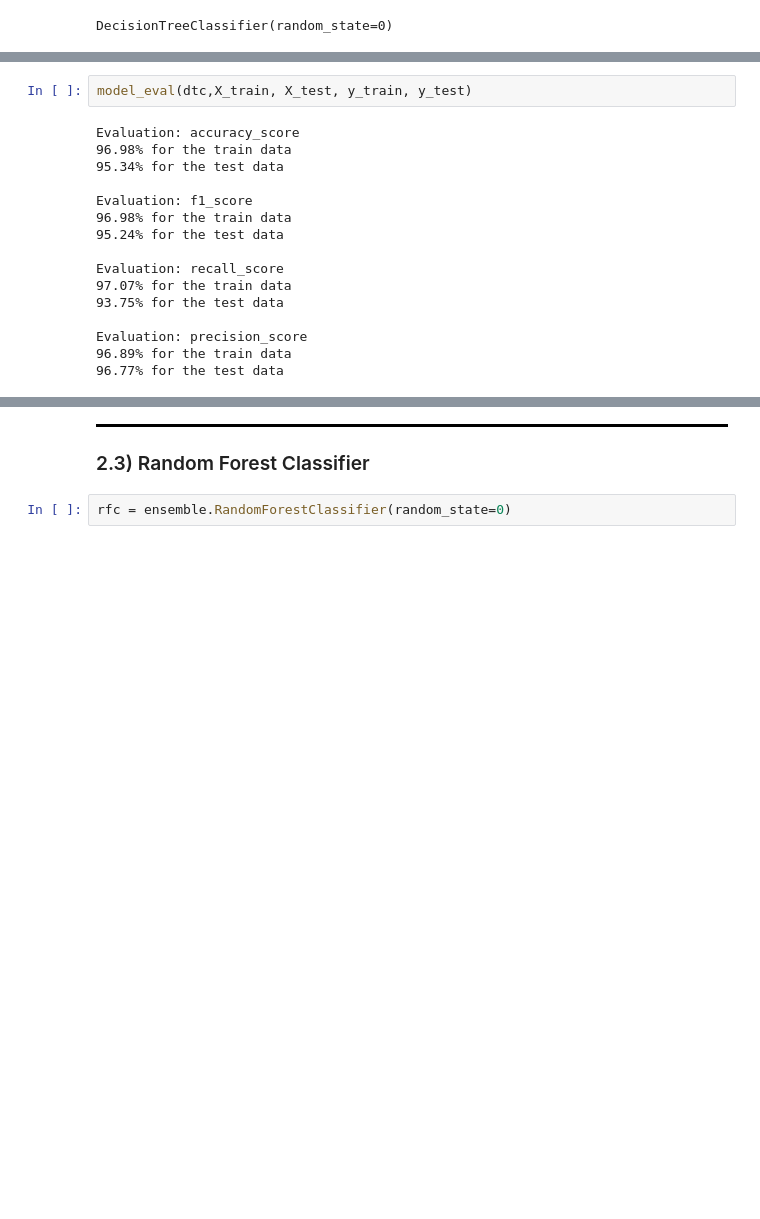
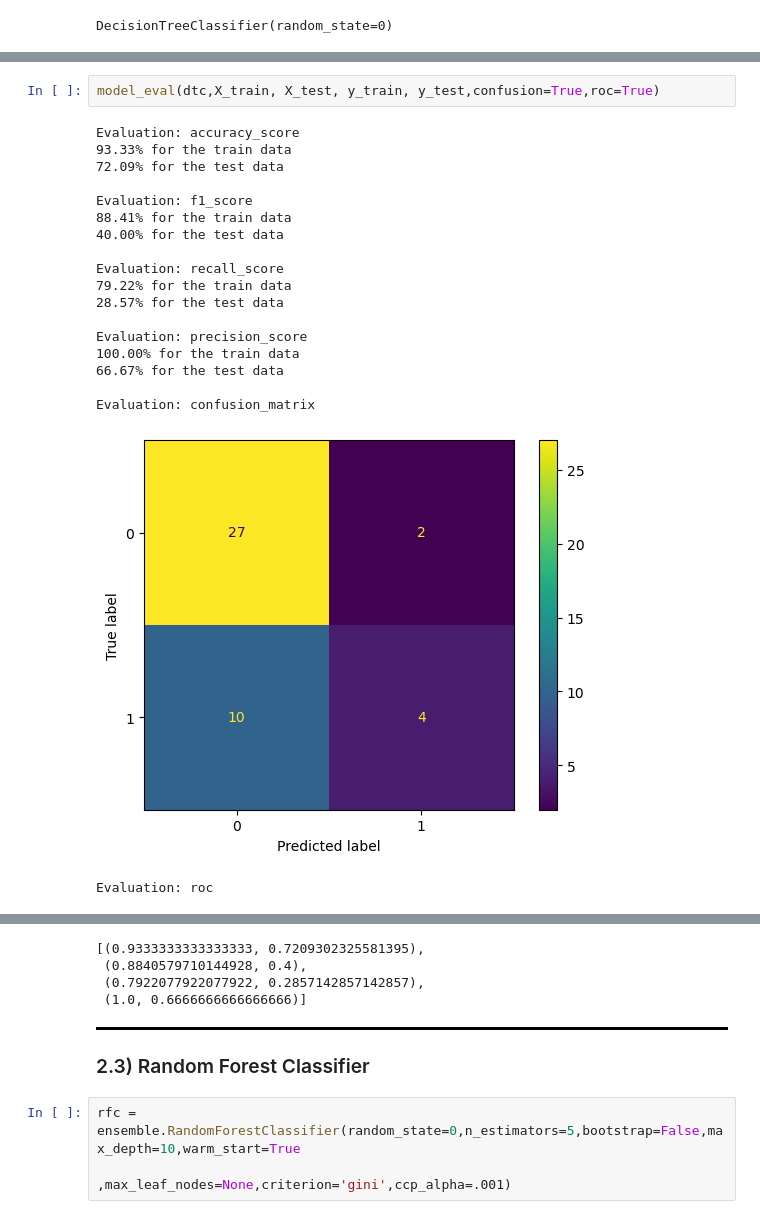
Before and after one commit to kimlindner/Type2DiabetesDetection_ML_Project, a Jupyter notebook: Tree Classifier - Random Forest.ipynb, the cells around one changed output, grey strips where cells are left out. Saved outputs shown, nothing was run; the diff lists cells and outputs as text; blank space fills up the shorter version.

Commit message:
Update XGBoost, randomsearch

```diff
--- a/Tree Classifier - Random Forest.ipynb
+++ b/Tree Classifier - Random Forest.ipynb
@@ -70,18 +71,22 @@ x = tree.plot_tree(dtc)
 # %%
-model_eval(dtc,X_train, X_test, y_train, y_test)
+model_eval(dtc,X_train, X_test, y_train, y_test,confusion=True,roc=True)
 # %% [output]
 Evaluation: accuracy_score
-96.98% for the train data
-95.34% for the test data
+93.33% for the train data
+72.09% for the test data
 
 Evaluation: f1_score
-96.98% for the train data
-95.24% for the test data
+88.41% for the train data
+40.00% for the test data
 
 Evaluation: recall_score
-97.07% for the train data
-93.75% for the test data
+79.22% for the train data
+28.57% for the test data
 
 Evaluation: precision_score
-96.89% for the train data
-96.77% for the test data
+100.00% for the train data
+66.67% for the test data
+
+Evaluation: confusion_matrix
+[figure, added]
+Evaluation: roc
@@ -88,9 +94,14 @@ Evaluation: precision_score
+[(0.9333333333333333, 0.7209302325581395),
+ (0.8840579710144928, 0.4),
+ (0.7922077922077922, 0.2857142857142857),
+ (1.0, 0.6666666666666666)]
 # %% [markdown]
 <div style="border-bottom: 3px solid black; margin-bottom:5px"></div>
 
 ### 2.3) Random Forest Classifier
 # %%
-rfc = ensemble.RandomForestClassifier(random_state=0)
+rfc = ensemble.RandomForestClassifier(random_state=0,n_estimators=5,bootstrap=False,max_depth=10,warm_start=True
+                                     ,max_leaf_nodes=None,criterion='gini',ccp_alpha=.001)
 # %%
 #raw training
 rfc.fit(X_train,y_train)
```
Also changed, not shown: parts of 5 cells of this notebook, 8 other files.
